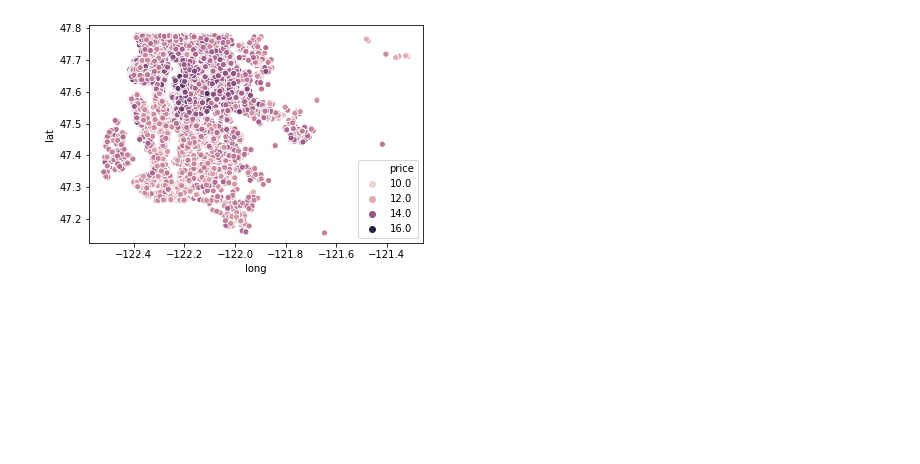
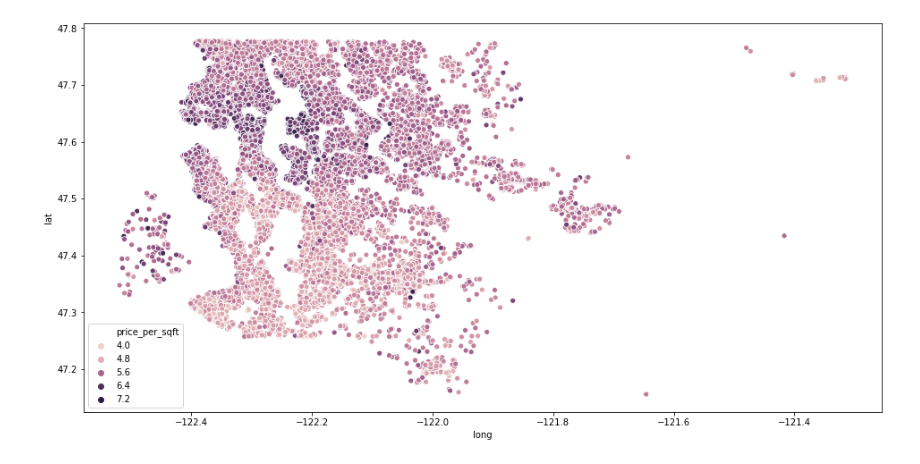
Before and after one commit to anbillinger/dsc-mod-2-project-v2-1-onl01-dtsc-ft-041320, a Jupyter notebook: Zip code plots.ipynb, the cells around one changed output. Drawn from its saved outputs; the diff is of its cells as text; code cells hidden in the pictures; blank space fills up the shorter version.

```diff
--- a/Zip code plots.ipynb
+++ b/Zip code plots.ipynb
@@ -1,14 +1,16 @@
 # %%
 import pandas as pd
+import numpy as np
 df = pd.read_csv('kc_house_data_cleaned.csv')
+df['price_per_sqft']=df['price']/df['sqft_living']
 # %%
 import seaborn as sns
 import matplotlib.pyplot as plt
-plt.figure()
-sns.scatterplot(df.long,df.lat,hue=np.log(df.price))
+plt.figure(figsize=(16,8))
+sns.scatterplot(df.long,df.lat,hue=np.log(df.price_per_sqft))
 labels = [12.0,12.8,13.6,14.4,15.2]
 labels2 = [round(np.e**x) for x in labels]
 #plt.legend(df['labels'])
 # %% [output]
-[figure, old version]
+[figure, new version]
 # %%
```
Also changed, not shown: parts of 2 cells of this notebook, 10 other files.
